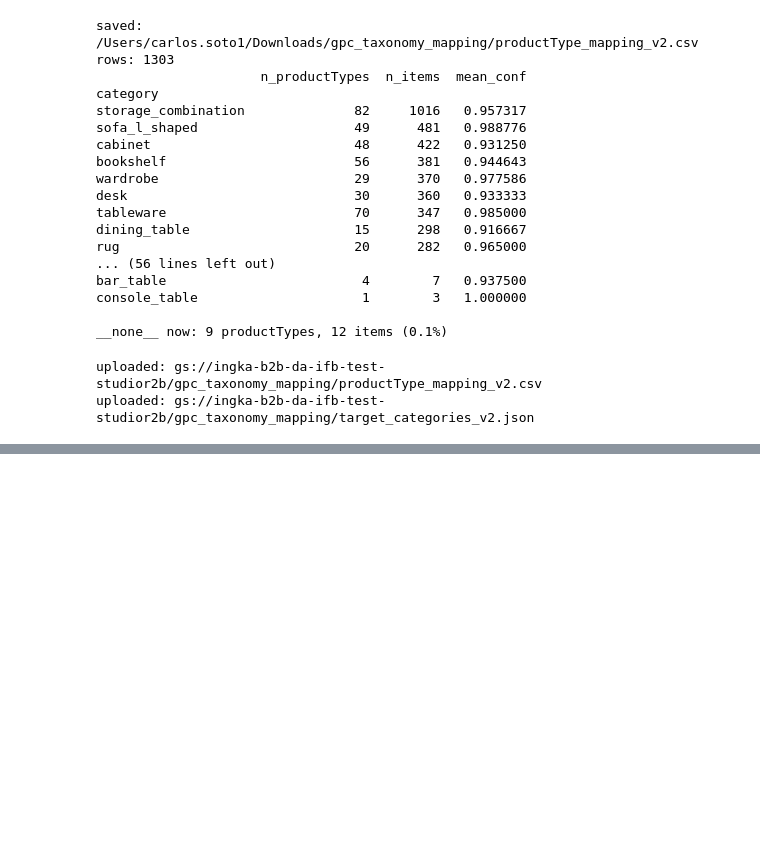
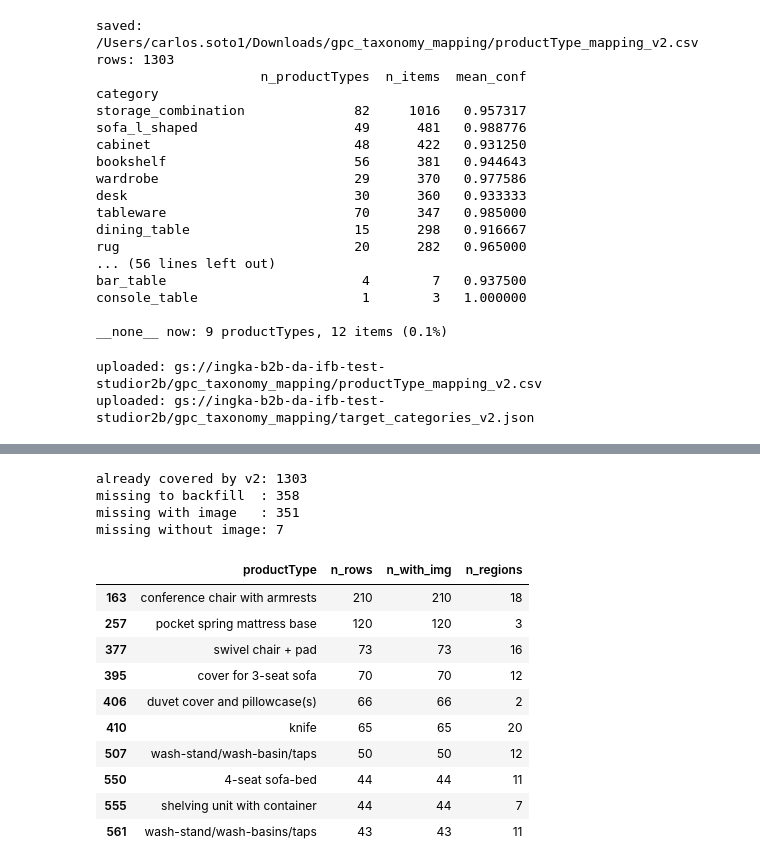
Before and after one commit to carsot6/MiDiffusion, a Jupyter notebook: notebooks/gpc_taxonomy_mapping.ipynb, the cells around one changed output, grey strips where cells are left out. Saved outputs shown, nothing was run; the diff lists cells and outputs as text; code cells hidden in the pictures; blank space fills up the shorter version.

```diff
--- a/notebooks/gpc_taxonomy_mapping.ipynb
+++ b/notebooks/gpc_taxonomy_mapping.ipynb
@@ -864,0 +933,49 @@ uploaded: gs://ingka-b2b-da-ifb-test-studior2b/gpc_taxonomy_mapping/target_categ
+# %%
+if PATH_ITEMCOMM_SAMPLES_PARQ.exists():
+    itemcomm_samples_df = pd.read_parquet(PATH_ITEMCOMM_SAMPLES_PARQ)
+    log.info("loaded cached itemcomm samples: %d rows", len(itemcomm_samples_df))
+else:
+    sql = f"""
+    WITH src AS (
+      SELECT
+        e.type.name AS productType,
+        b.localItemNumber AS item_no,
+        b.name,
+        b.thumb_url,
+        b.region,
+        FARM_FINGERPRINT(CONCAT(e.type.name, '|', b.localItemNumber, '|', CAST(@seed AS STRING))) AS shuf
+      FROM `ingka-rrm-erix-prod.erix_production.item_product_type_updated` e
+      JOIN `ingka-explainableai-tpu-dev.Bundle.item_data_available` b
+        ON e.item_no = b.localItemNumber
+      WHERE e.type.name IS NOT NULL
+    ),
+    ranked AS (
+      SELECT *, ROW_NUMBER() OVER (
+        PARTITION BY productType
+        ORDER BY IF(thumb_url IS NOT NULL, 0, 1), shuf
+      ) AS rn
+      FROM src
+    )
+    SELECT productType, item_no, name, thumb_url, region, rn
+    FROM ranked
+    WHERE rn <= @n
+    ORDER BY productType, rn
+    """
+    job_config = bigquery.QueryJobConfig(query_parameters=[
+        bigquery.ScalarQueryParameter("n", "INT64", N_SAMPLES),
+        bigquery.ScalarQueryParameter("seed", "INT64", SEED),
+    ])
+    itemcomm_samples_df = bq.query(sql, job_config=job_config).to_dataframe()
+    itemcomm_samples_df.to_parquet(PATH_ITEMCOMM_SAMPLES_PARQ, index=False)
+    log.info("saved itemcomm samples -> %s", PATH_ITEMCOMM_SAMPLES_PARQ)
+
+itemcomm_mapped = pd.read_csv(PATH_MAPPING_V2)
+itemcomm_done = set(itemcomm_mapped.productType.astype(str))
+itemcomm_missing = itemcomm_types_df[~itemcomm_types_df.productType.isin(itemcomm_done)].copy()
+
+print("already covered by v2:", len(itemcomm_done & set(itemcomm_types_df.productType)))
+print("missing to backfill  :", len(itemcomm_missing))
+print("missing with image   :", int((itemcomm_missing.n_with_img > 0).sum()))
+print("missing without image:", int((itemcomm_missing.n_with_img == 0).sum()))
+itemcomm_missing.head(10)
+# %% [output]
@@ -864,0 +983,15 @@ uploaded: gs://ingka-b2b-da-ifb-test-studior2b/gpc_taxonomy_mapping/target_categ
+already covered by v2: 1303
+missing to backfill  : 358
+missing with image   : 351
+missing without image: 7
+|  | productType | n_rows | n_with_img | n_regions |
+| 163 | conference chair with armrests | 210 | 210 | 18 |
+| 257 | pocket spring mattress base | 120 | 120 | 3 |
+| 377 | swivel chair + pad | 73 | 73 | 16 |
+| 395 | cover for 3-seat sofa | 70 | 70 | 12 |
+| 406 | duvet cover and pillowcase(s) | 66 | 66 | 2 |
+| 410 | knife | 65 | 65 | 20 |
+| 507 | wash-stand/wash-basin/taps | 50 | 50 | 12 |
+| 550 | 4-seat sofa-bed | 44 | 44 | 11 |
+| 555 | shelving unit with container | 44 | 44 | 7 |
+| 561 | wash-stand/wash-basins/taps | 43 | 43 | 11 |
```
Also changed, not shown: parts of 6 cells of this notebook, 23 other files.
